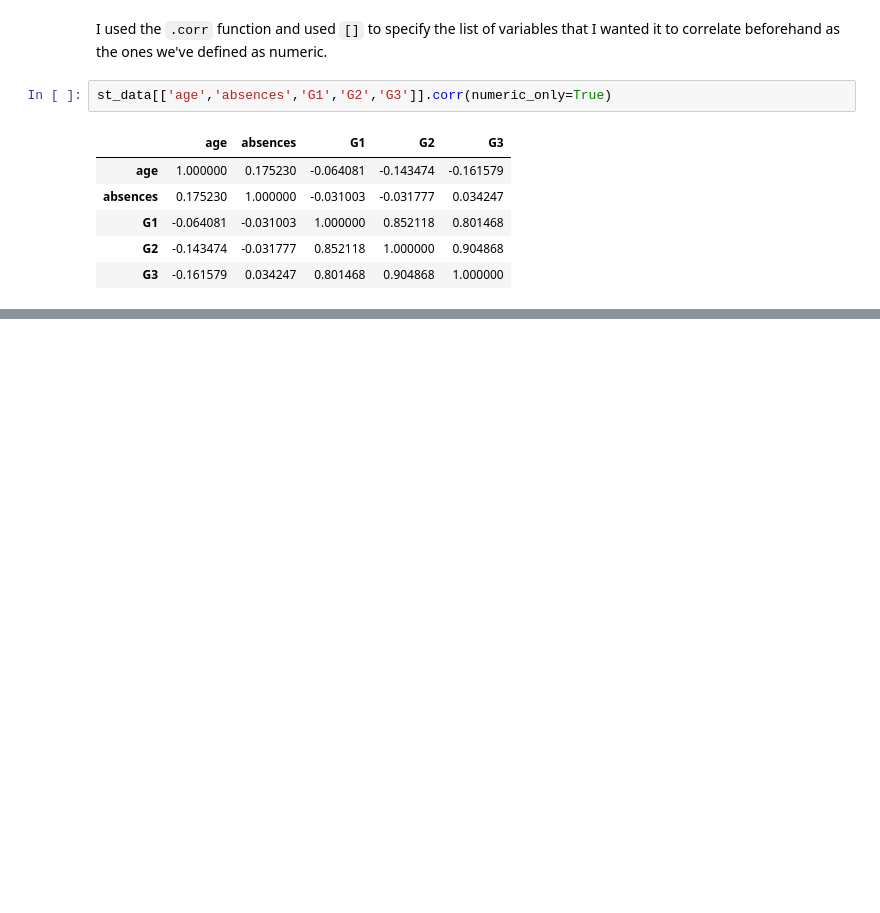
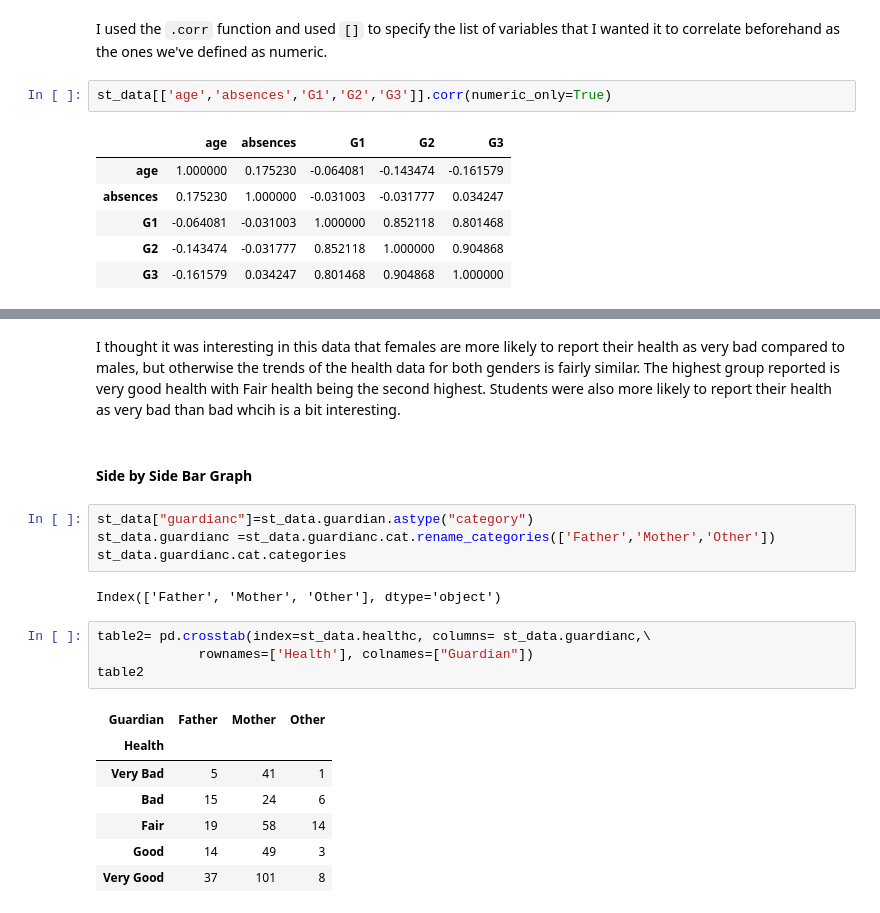
Before and after one commit to Feznix/Stats-554, a Jupyter notebook: Homework_4.ipynb, the cells around one changed output, grey strips where cells are left out. Drawn from its saved outputs; the diff is of its cells as text; blank space fills up the shorter version.

```diff
--- a/Homework_4.ipynb
+++ b/Homework_4.ipynb
@@ -118,0 +181,22 @@ st_data[['age','absences','G1','G2','G3']].corr(numeric_only=True)
+# %% [markdown]
+I thought it was interesting in this data that females are more likely to report their health as very bad compared to males, but otherwise the trends of the health data for both genders is fairly similar. The highest group reported is very good health with Fair health being the second highest. Students were also more likely to report their health as very bad than bad whcih is a bit interesting.
+# %% [markdown]
+#### Side by Side Bar Graph
+# %%
+st_data["guardianc"]=st_data.guardian.astype("category")
+st_data.guardianc =st_data.guardianc.cat.rename_categories(['Father','Mother','Other'])
+st_data.guardianc.cat.categories
+# %% [output]
+Index(['Father', 'Mother', 'Other'], dtype='object')
+# %%
+table2= pd.crosstab(index=st_data.healthc, columns= st_data.guardianc,\
+             rownames=['Health'], colnames=["Guardian"])
+table2
+# %% [output]
+| Guardian | Father | Mother | Other |
+| Health |  |  |  |
+| Very Bad | 5 | 41 | 1 |
+| Bad | 15 | 24 | 6 |
+| Fair | 19 | 58 | 14 |
+| Good | 14 | 49 | 3 |
+| Very Good | 37 | 101 | 8 |
```
Also changed, not shown: parts of 14 cells of this notebook.
